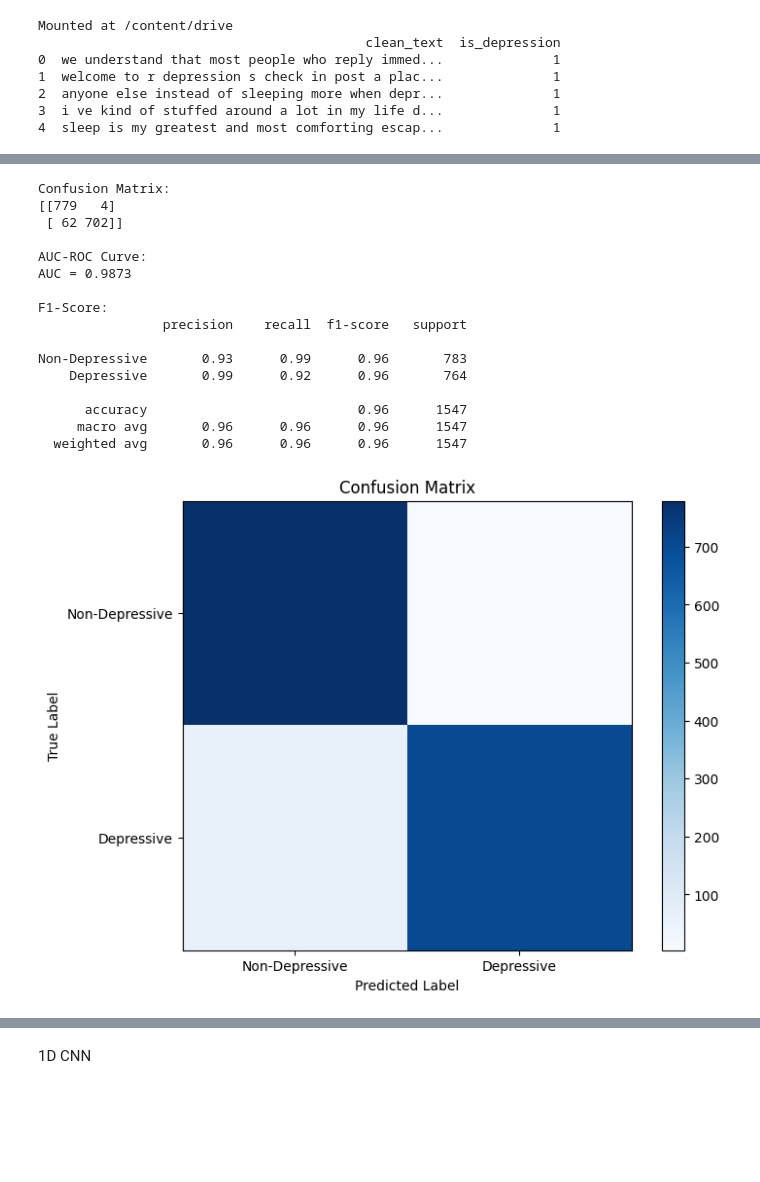
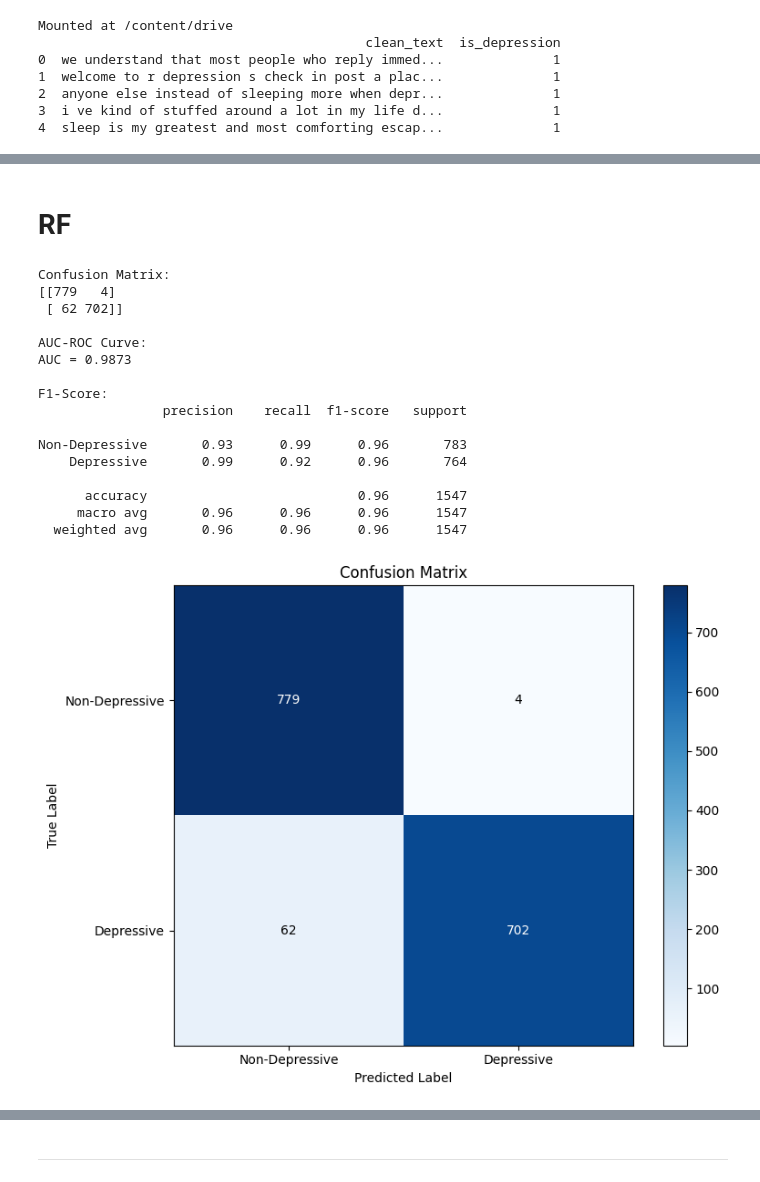
Before and after one commit to ECOLS-research-group/Depression-Analysis-with-CNNs, a Jupyter notebook: traditional_approaches/Depression_Detection_from_Text_Using_LSTM,_SVM,_RF,_and_1D_CNN.ipynb, the cells around one changed output, grey strips where cells are left out. Saved outputs shown, nothing was run; the diff lists cells and outputs as text; code cells hidden in the pictures; blank space fills up the shorter version.

```diff
--- a/traditional_approaches/Depression_Detection_from_Text_Using_LSTM,_SVM,_RF,_and_1D_CNN.ipynb
+++ b/traditional_approaches/Depression_Detection_from_Text_Using_LSTM,_SVM,_RF,_and_1D_CNN.ipynb
@@ -52,7 +58,7 @@ labels = data["is_depression"].values
 max_sequence_length = 100  # Adjust based on your data
 tokenizer = tf.keras.preprocessing.text.Tokenizer(num_words=1000)
 tokenizer.fit_on_texts(texts)
-sequences = tokenizer.texts_to_sequences(texts)
+sequences = tokenizer.texts_to_sequences(texts) # what type of encoding is used ?
 padded_sequences = tf.keras.preprocessing.sequence.pad_sequences(sequences, padding='post', maxlen=max_sequence_length)
 
 # Define the model
@@ -103,16 +109,25 @@ print(f"AUC = {roc_auc:.4f}")
 print("\nF1-Score:")
 print(f1)
 
-# Save the confusion matrix as an image
+# Save the confusion matrix as an image with annotations
 plt.figure(figsize=(8, 6))
 plt.imshow(cm, interpolation='nearest', cmap=plt.cm.Blues)
 plt.title('Confusion Matrix')
 plt.colorbar()
+
+# Add annotations to the confusion matrix
+for i in range(cm.shape[0]):
+    for j in range(cm.shape[1]):
+        plt.text(j, i, format(cm[i, j], 'd'), ha="center", va="center", color="white" if cm[i, j] > cm.max() / 2 else "black")
+
+# Add labels and titles
 plt.xticks([0, 1], ["Non-Depressive", "Depressive"])
 plt.yticks([0, 1], ["Non-Depressive", "Depressive"])
 plt.xlabel('Predicted Label')
 plt.ylabel('True Label')
+plt.tight_layout()
 plt.savefig('confusion_matrix.png')
+plt.show()
 
 # Save the AUC-ROC curve as an image
 plt.figure()
@@ -210,16 +390,26 @@ print(f"AUC = {roc_auc:.4f}")
 print("\nF1-Score:")
 print(f1)
 
-# Save the confusion matrix as an image
+# Save the confusion matrix as an image with annotations
 plt.figure(figsize=(8, 6))
 plt.imshow(cm, interpolation='nearest', cmap=plt.cm.Blues)
 plt.title('Confusion Matrix')
 plt.colorbar()
+
+# Add annotations to the confusion matrix
+for i in range(cm.shape[0]):
+    for j in range(cm.shape[1]):
+        plt.text(j, i, format(cm[i, j], 'd'), ha="center", va="center",
+                 color="white" if cm[i, j] > cm.max() / 2 else "black")
+
+# Add labels and titles
 plt.xticks([0, 1], ["Non-Depressive", "Depressive"])
 plt.yticks([0, 1], ["Non-Depressive", "Depressive"])
 plt.xlabel('Predicted Label')
 plt.ylabel('True Label')
+plt.tight_layout()
 plt.savefig('svm_confusion_matrix.png')
+plt.show()
 
 # Save the AUC-ROC curve as an image
 plt.figure()
@@ -256,3 +448,5 @@ RF
+# %% [markdown]
+# **RF**
 # %%
 import numpy as np
 import pandas as pd
@@ -304,46 +498,58 @@ print(f"AUC = {roc_auc:.4f}")
 print("\nF1-Score:")
 print(f1)
 
-# Save the confusion matrix as an image
+# Save the confusion matrix as an image with annotations
 plt.figure(figsize=(8, 6))
 plt.imshow(cm, interpolation='nearest', cmap=plt.cm.Blues)
 plt.title('Confusion Matrix')
 plt.colorbar()
+
+# Add annotations to the confusion matrix
+for i in range(cm.shape[0]):
+    for j in range(cm.shape[1]):
+        plt.text(j, i, format(cm[i, j], 'd'), ha="center", va="center",
+                 color="white" if cm[i, j] > cm.max() / 2 else "black")
+
+# Add labels and titles
 plt.xticks([0, 1], ["Non-Depressive", "Depressive"])
 plt.yticks([0, 1], ["Non-Depressive", "Depressive"])
 plt.xlabel('Predicted Label')
 plt.ylabel('True Label')
+plt.tight_layout()
 plt.savefig('rf_confusion_matrix.png')
+plt.show()
 
 # Save the AUC-ROC curve as an image
 plt.figure()
 plt.plot(fpr, tpr, color='darkorange', lw=2, label='ROC curve (area = %0.2f)' % roc_auc)
 plt.plot([0, 1], [0, 1], color='navy', lw=2, linestyle='--')
 plt.xlim([0.0, 1.0])
 plt.ylim([0.0, 1.05])
 plt.xlabel('False Positive Rate')
 plt.ylabel('True Positive Rate')
 plt.title('Receiver Operating Characteristic (ROC)')
 plt.legend(loc="lower right")
 plt.savefig('rf_roc_curve.png')
 # %% [output]
 Confusion Matrix:
 [[779   4]
  [ 62 702]]
 
 AUC-ROC Curve:
 AUC = 0.9873
 
 F1-Score:
                 precision    recall  f1-score   support
 
 Non-Depressive       0.93      0.99      0.96       783
     Depressive       0.99      0.92      0.96       764
 
       accuracy                           0.96      1547
      macro avg       0.96      0.96      0.96      1547
   weighted avg       0.96      0.96      0.96      1547
-[figure, old version]
+[figure, new version]
 [figure]
-# %% [markdown]
-1D CNN
+# %% [markdown]
+
+
+---
```
Also changed, not shown: parts of 22 cells of this notebook, 6 other files.
